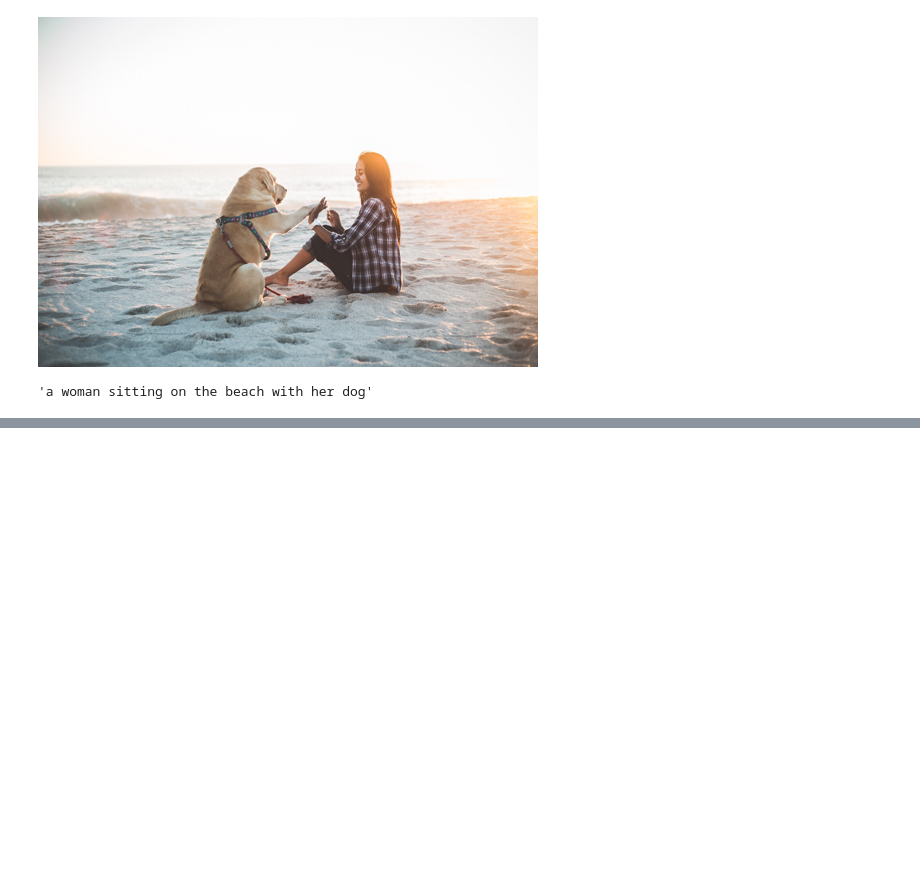
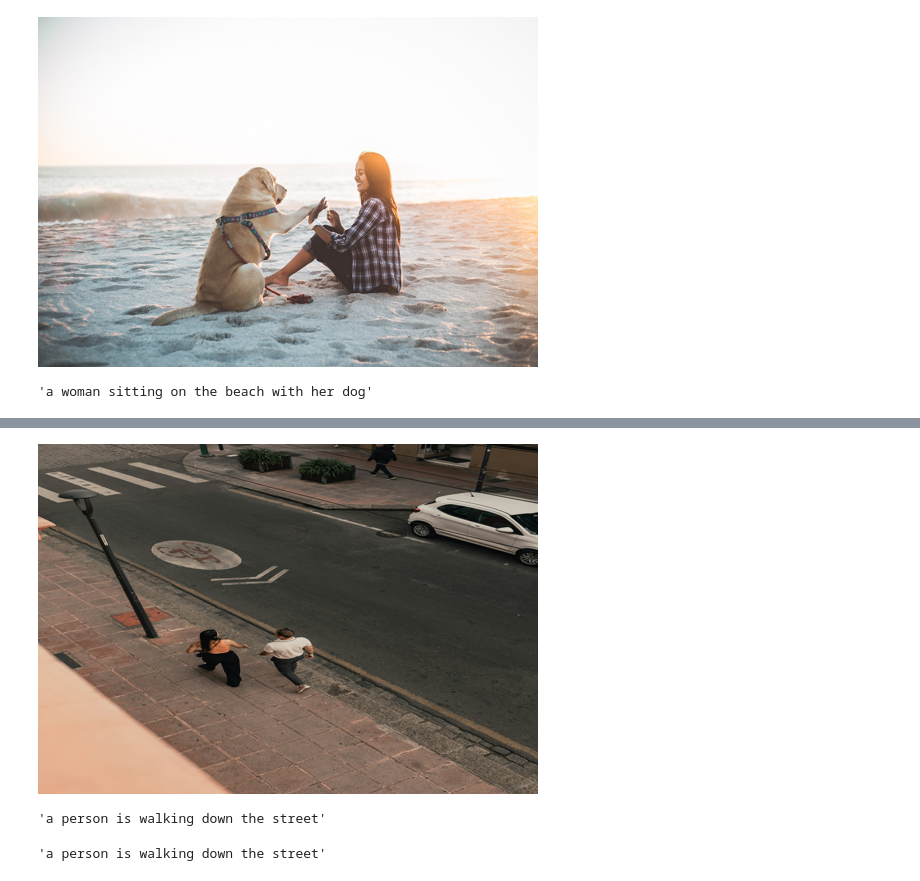
Before and after one commit to gridflowai/NIIT-Tredence-LLM, a Jupyter notebook: Day24 - 26 NOV/qn_04_models_with different data types.ipynb, the cells around one changed output, grey strips where cells are left out. Saved outputs shown, nothing was run; the diff lists cells and outputs as text; code cells hidden in the pictures; blank space fills up the shorter version.

```diff
--- a/Day24 - 26 NOV/qn_04_models_with different data types.ipynb
+++ b/Day24 - 26 NOV/qn_04_models_with different data types.ipynb
@@ -185,0 +190,26 @@ get_generation(model_bf16,
+# %%
+file_path = r'C:\Users\bhupe\Desktop\aria.png'
+
+file_path = r'C:\Users\bhupe\Desktop\test_image1.jpg'
+# %%
+image = Image.open(file_path)
+
+#image.show()
+# %%
+display(image.resize((500, 350)))
+# %% [output]
+[figure, added]
+# %%
+get_generation(model,
+              processor,
+              image,
+              torch.float32)
+# %% [output]
+'a person is walking down the street'
+# %%
+get_generation(model_bf16,
+              processor,
+              image,
+              torch.bfloat16)
+# %% [output]
+'a person is walking down the street'
```
Also changed, not shown: parts of 2 cells of this notebook.
